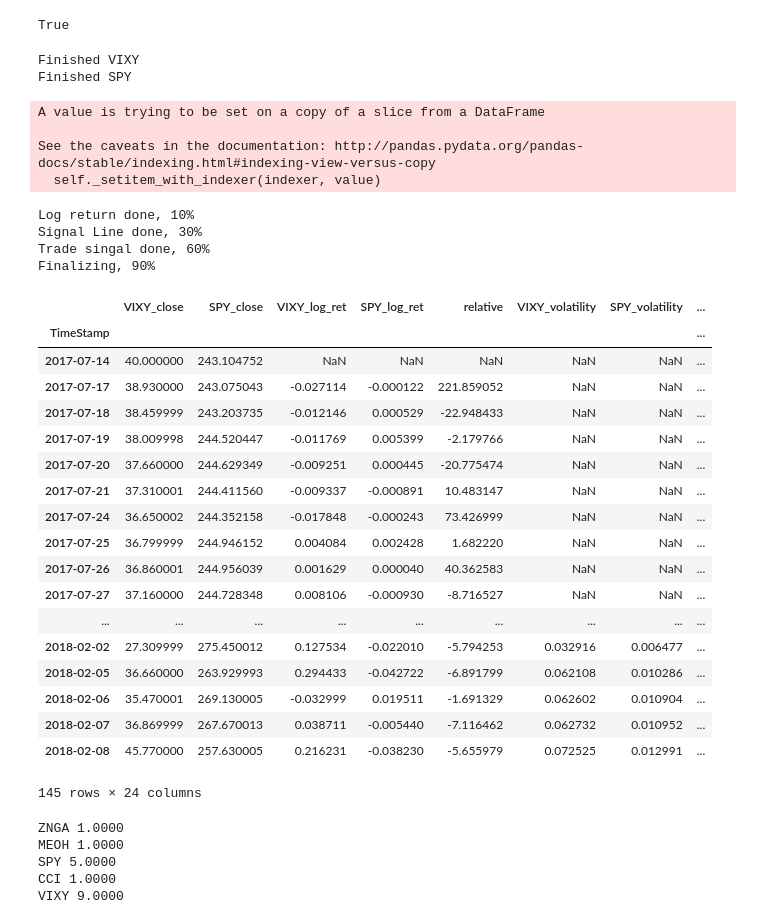
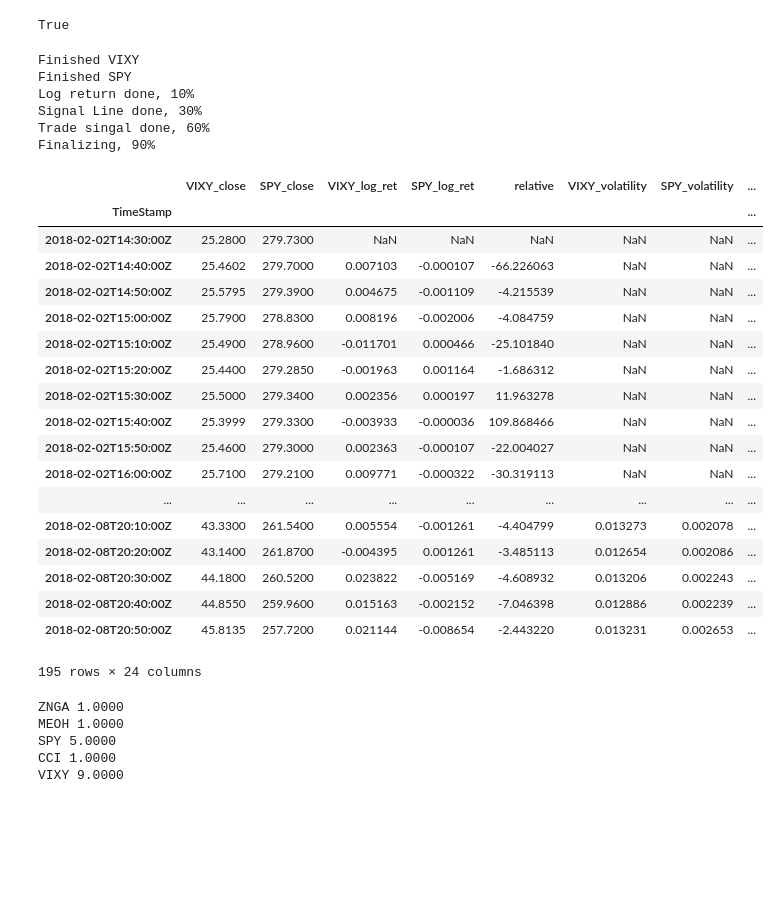
Before and after one commit to doudoujia/My_Trader, a Jupyter notebook: Untitled.ipynb, the cells around one changed output. Drawn from its saved outputs; the diff is of its cells as text; code cells hidden in the pictures; blank space fills up the shorter version.

Commit message:
Pair Trading BT

```diff
--- a/Untitled.ipynb
+++ b/Untitled.ipynb
@@ -28,37 +28,33 @@ Username: lgyhz123
 ········
 True
 # %%
-pair_trade("VIXY","SPY",1500)
+pair_trade("VIXY","SPY",1500,method="minute")
 # %% [output]
 Finished VIXY
 Finished SPY
+Log return done, 10%
+Signal Line done, 30%
+Trade singal done, 60%
+Finalizing, 90%
+|  | VIXY_close | SPY_close | VIXY_log_ret | SPY_log_ret | relative | VIXY_volatility | SPY_volatility | ... |
+| TimeStamp |  |  |  |  |  |  |  | ... |
+| 2018-02-02T14:30:00Z | 25.2800 | 279.7300 | NaN | NaN | NaN | NaN | NaN | ... |
+| 2018-02-02T14:40:00Z | 25.4602 | 279.7000 | 0.007103 | -0.000107 | -66.226063 | NaN | NaN | ... |
+| 2018-02-02T14:50:00Z | 25.5795 | 279.3900 | 0.004675 | -0.001109 | -4.215539 | NaN | NaN | ... |
+| 2018-02-02T15:00:00Z | 25.7900 | 278.8300 | 0.008196 | -0.002006 | -4.084759 | NaN | NaN | ... |
+| 2018-02-02T15:10:00Z | 25.4900 | 278.9600 | -0.011701 | 0.000466 | -25.101840 | NaN | NaN | ... |
+| 2018-02-02T15:20:00Z | 25.4400 | 279.2850 | -0.001963 | 0.001164 | -1.686312 | NaN | NaN | ... |
+| 2018-02-02T15:30:00Z | 25.5000 | 279.3400 | 0.002356 | 0.000197 | 11.963278 | NaN | NaN | ... |
+| 2018-02-02T15:40:00Z | 25.3999 | 279.3300 | -0.003933 | -0.000036 | 109.868466 | NaN | NaN | ... |
+| 2018-02-02T15:50:00Z | 25.4600 | 279.3000 | 0.002363 | -0.000107 | -22.004027 | NaN | NaN | ... |
+| 2018-02-02T16:00:00Z | 25.7100 | 279.2100 | 0.009771 | -0.000322 | -30.319113 | NaN | NaN | ... |
+| ... | ... | ... | ... | ... | ... | ... | ... | ... |
+| 2018-02-08T20:10:00Z | 43.3300 | 261.5400 | 0.005554 | -0.001261 | -4.404799 | 0.013273 | 0.002078 | ... |
+| 2018-02-08T20:20:00Z | 43.1400 | 261.8700 | -0.004395 | 0.001261 | -3.485113 | 0.012654 | 0.002086 | ... |
+| 2018-02-08T20:30:00Z | 44.1800 | 260.5200 | 0.023822 | -0.005169 | -4.608932 | 0.013206 | 0.002243 | ... |
+| 2018-02-08T20:40:00Z | 44.8550 | 259.9600 | 0.015163 | -0.002152 | -7.046398 | 0.012886 | 0.002239 | ... |
+| 2018-02-08T20:50:00Z | 45.8135 | 257.7200 | 0.021144 | -0.008654 | -2.443220 | 0.013231 | 0.002653 | ... |
-A value is trying to be set on a copy of a slice from a DataFrame
-
-See the caveats in the documentation: http://pandas.pydata.org/pandas-docs/stable/indexing.html#indexing-view-versus-copy
-  self._setitem_with_indexer(indexer, value)
+195 rows × 24 columns
-Log return done, 10%
-Signal Line done, 30%
-Trade singal done, 60%
-Finalizing, 90%
-|  | VIXY_close | SPY_close | VIXY_log_ret | SPY_log_ret | relative | VIXY_volatility | SPY_volatility | ... |
-| TimeStamp |  |  |  |  |  |  |  | ... |
-| 2017-07-14 | 40.000000 | 243.104752 | NaN | NaN | NaN | NaN | NaN | ... |
-| 2017-07-17 | 38.930000 | 243.075043 | -0.027114 | -0.000122 | 221.859052 | NaN | NaN | ... |
-| 2017-07-18 | 38.459999 | 243.203735 | -0.012146 | 0.000529 | -22.948433 | NaN | NaN | ... |
-| 2017-07-19 | 38.009998 | 244.520447 | -0.011769 | 0.005399 | -2.179766 | NaN | NaN | ... |
-| 2017-07-20 | 37.660000 | 244.629349 | -0.009251 | 0.000445 | -20.775474 | NaN | NaN | ... |
-| 2017-07-21 | 37.310001 | 244.411560 | -0.009337 | -0.000891 | 10.483147 | NaN | NaN | ... |
-| 2017-07-24 | 36.650002 | 244.352158 | -0.017848 | -0.000243 | 73.426999 | NaN | NaN | ... |
-| 2017-07-25 | 36.799999 | 244.946152 | 0.004084 | 0.002428 | 1.682220 | NaN | NaN | ... |
-| 2017-07-26 | 36.860001 | 244.956039 | 0.001629 | 0.000040 | 40.362583 | NaN | NaN | ... |
-| 2017-07-27 | 37.160000 | 244.728348 | 0.008106 | -0.000930 | -8.716527 | NaN | NaN | ... |
-| ... | ... | ... | ... | ... | ... | ... | ... | ... |
-| 2018-02-02 | 27.309999 | 275.450012 | 0.127534 | -0.022010 | -5.794253 | 0.032916 | 0.006477 | ... |
-| 2018-02-05 | 36.660000 | 263.929993 | 0.294433 | -0.042722 | -6.891799 | 0.062108 | 0.010286 | ... |
-| 2018-02-06 | 35.470001 | 269.130005 | -0.032999 | 0.019511 | -1.691329 | 0.062602 | 0.010904 | ... |
-| 2018-02-07 | 36.869999 | 267.670013 | 0.038711 | -0.005440 | -7.116462 | 0.062732 | 0.010952 | ... |
-| 2018-02-08 | 45.770000 | 257.630005 | 0.216231 | -0.038230 | -5.655979 | 0.072525 | 0.012991 | ... |
-145 rows × 24 columns
 # %%
         positions = robinhood.get_my_positions()
         positions = pd.DataFrame(data=positions[1],index = positions[0],columns=["Quantity"])
```
Also changed, not shown: 18 other files.
